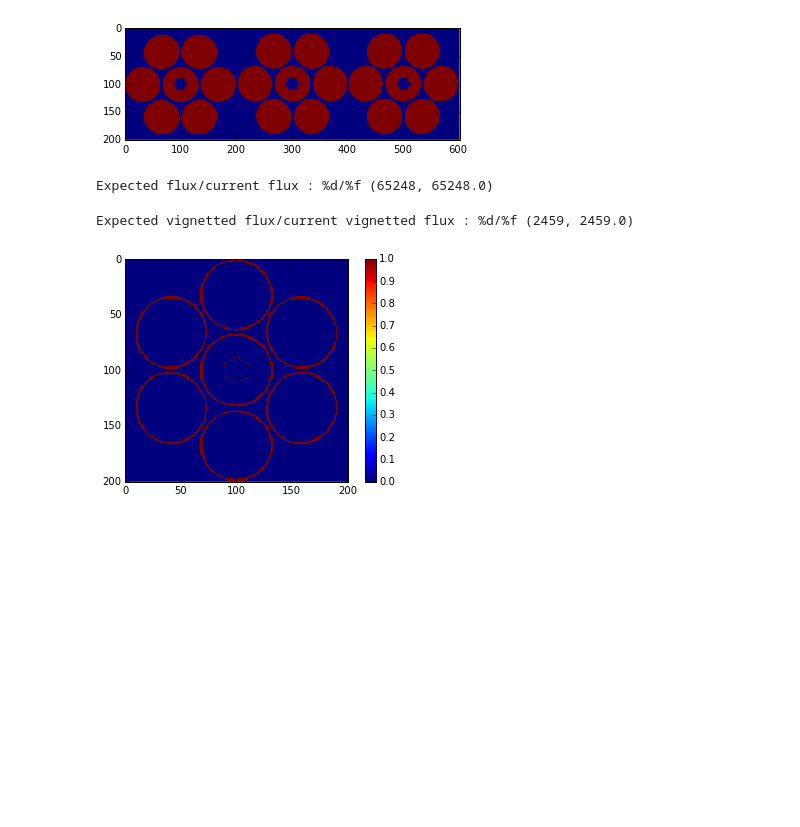
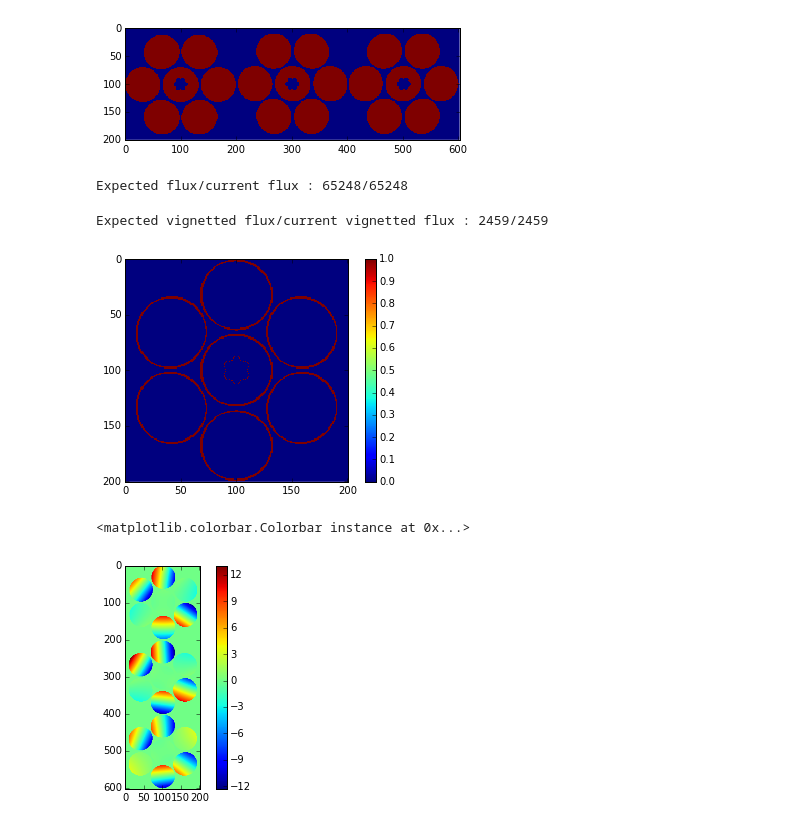
Before and after one commit to rconan/CEO, a Jupyter notebook: rayTracing/GMT-Ray-Tracing.ipynb, the cells around one changed output. Drawn from its saved outputs; the diff is of its cells as text; code cells hidden in the pictures; blank space fills up the shorter version.

```diff
--- a/rayTracing/GMT-Ray-Tracing.ipynb
+++ b/rayTracing/GMT-Ray-Tracing.ipynb
@@ -66,9 +66,9 @@ imshow(A.T,interpolation='none')
 <matplotlib.image.AxesImage at 0x...>
 [figure]
 # %%
-print "Expected flux/current flux : %d/%f",(65248,A.sum())
+print "Expected flux/current flux : %d/%.0f"%(65248,A.sum())
 # %% [output]
-Expected flux/current flux : %d/%f (65248, 65248.0)
+Expected flux/current flux : 65248/65248
 # %%
 B = A.reshape((3,nPx,nPx))
 # %%
@@ -77,7 +77,7 @@ C[C==3] = 0
 C[C!=0] = 1
 imshow(C,interpolation='none')
 colorbar()
-print "Expected vignetted flux/current vignetted flux : %d/%f",(2459,C.sum())
+print "Expected vignetted flux/current vignetted flux : %d/%.0f"%(2459,C.sum())
 # %% [output]
-Expected vignetted flux/current vignetted flux : %d/%f (2459, 2459.0)
+Expected vignetted flux/current vignetted flux : 2459/2459
 [figure]
@@ -83,0 +93,6 @@ Expected vignetted flux/current vignetted flux : %d/%f (2459, 2459.0)
+# %%
+imshow(gs.phase.host(units='micron'))
+colorbar()
+# %% [output]
+<matplotlib.colorbar.Colorbar instance at 0x...>
+[figure, added]
```
Also changed, not shown: parts of 5 cells of this notebook, 5 other files.
